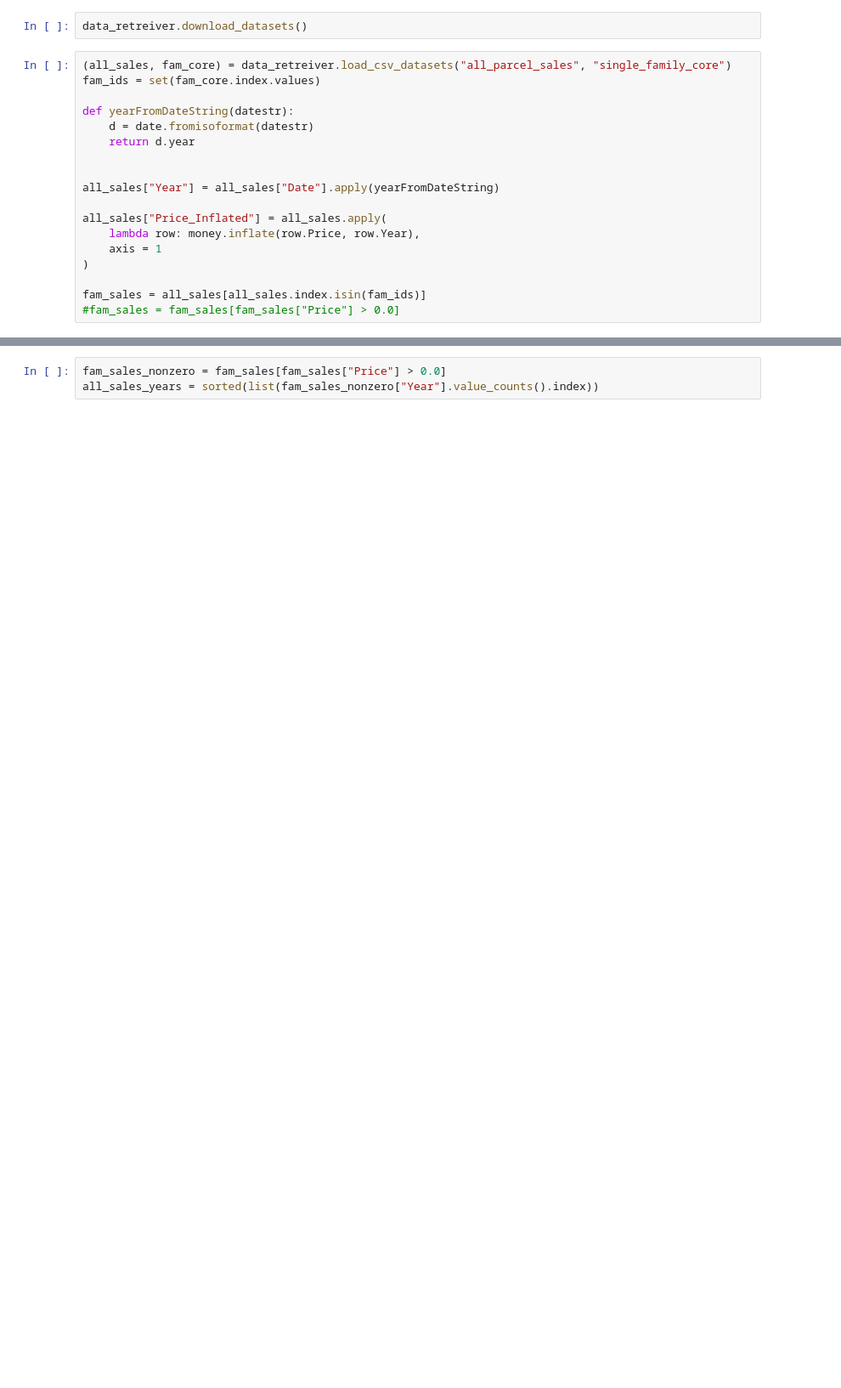
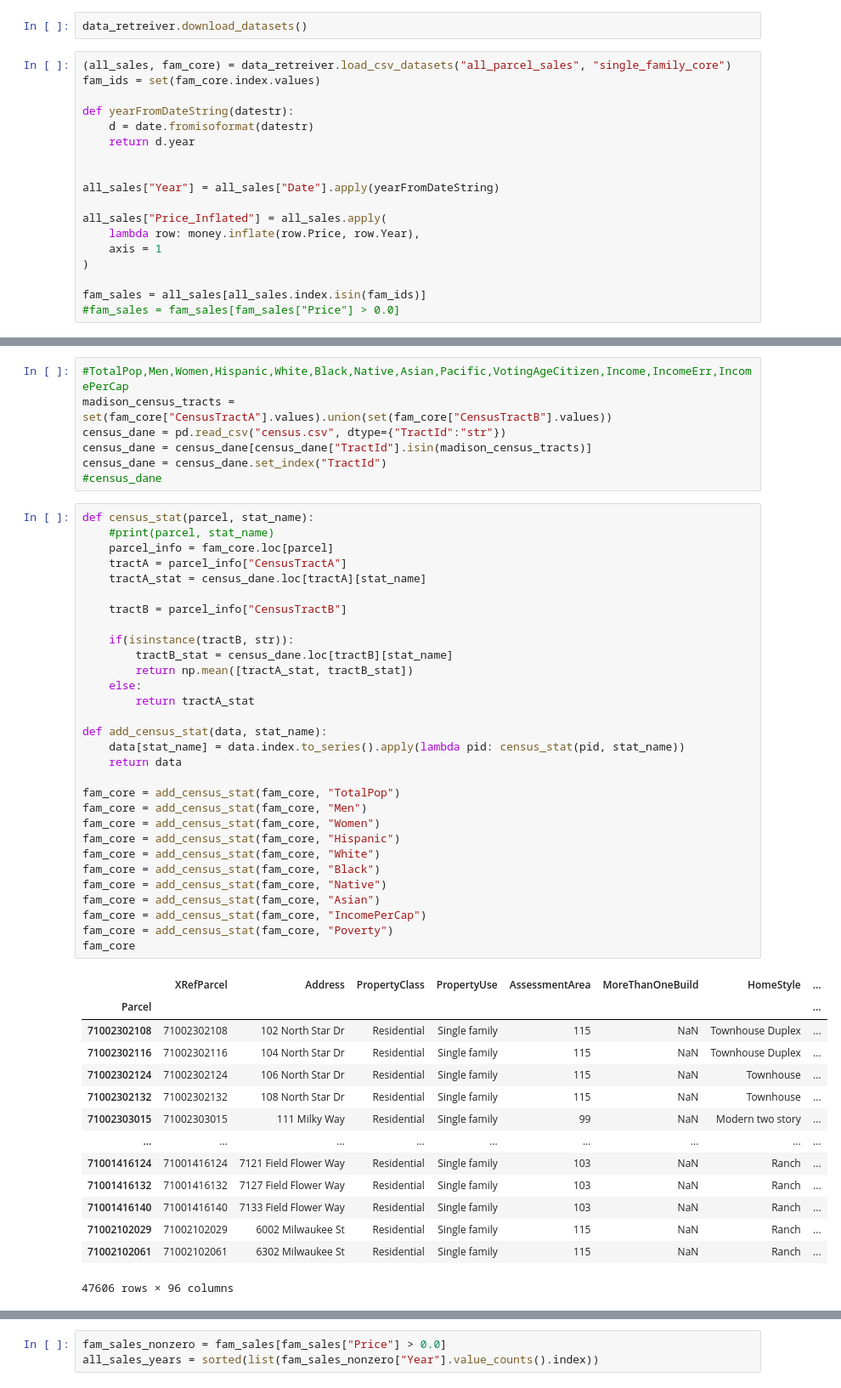
Before and after one commit to madison-housing-cs638/code, a Jupyter notebook: scratch/ben.ipynb, the cells around one changed output, grey strips where cells are left out. Shown at 85% size. Drawn from its saved outputs; the diff is of its cells as text; blank space fills up the shorter version.

```diff
--- a/scratch/ben.ipynb
+++ b/scratch/ben.ipynb
@@ -47,0 +95,52 @@ sum(fam_sales_nonzero["Price_Inflated"].isna())
+# %%
+#TotalPop,Men,Women,Hispanic,White,Black,Native,Asian,Pacific,VotingAgeCitizen,Income,IncomeErr,IncomePerCap
+madison_census_tracts = set(fam_core["CensusTractA"].values).union(set(fam_core["CensusTractB"].values))
+census_dane = pd.read_csv("census.csv", dtype={"TractId":"str"})
+census_dane = census_dane[census_dane["TractId"].isin(madison_census_tracts)]
+census_dane = census_dane.set_index("TractId")
+#census_dane
+# %%
+def census_stat(parcel, stat_name):
+    #print(parcel, stat_name)
+    parcel_info = fam_core.loc[parcel]
+    tractA = parcel_info["CensusTractA"]
+    tractA_stat = census_dane.loc[tractA][stat_name]
+
+    tractB = parcel_info["CensusTractB"]
+
+    if(isinstance(tractB, str)):
+        tractB_stat = census_dane.loc[tractB][stat_name]
+        return np.mean([tractA_stat, tractB_stat])
+    else:
+        return tractA_stat
+
+def add_census_stat(data, stat_name):
+    data[stat_name] = data.index.to_series().apply(lambda pid: census_stat(pid, stat_name))
+    return data
+
+fam_core = add_census_stat(fam_core, "TotalPop")
+fam_core = add_census_stat(fam_core, "Men")
+fam_core = add_census_stat(fam_core, "Women")
+fam_core = add_census_stat(fam_core, "Hispanic")
+fam_core = add_census_stat(fam_core, "White")
+fam_core = add_census_stat(fam_core, "Black")
+fam_core = add_census_stat(fam_core, "Native")
+fam_core = add_census_stat(fam_core, "Asian")
+fam_core = add_census_stat(fam_core, "IncomePerCap")
+fam_core = add_census_stat(fam_core, "Poverty")
+fam_core
+# %% [output]
+|  | XRefParcel | Address | PropertyClass | PropertyUse | AssessmentArea | MoreThanOneBuild | HomeStyle | ... |
+| Parcel |  |  |  |  |  |  |  | ... |
+| 71002302108 | 71002302108 | 102 North Star Dr | Residential | Single family | 115 | NaN | Townhouse Duplex | ... |
+| 71002302116 | 71002302116 | 104 North Star Dr | Residential | Single family | 115 | NaN | Townhouse Duplex | ... |
+| 71002302124 | 71002302124 | 106 North Star Dr | Residential | Single family | 115 | NaN | Townhouse | ... |
+| 71002302132 | 71002302132 | 108 North Star Dr | Residential | Single family | 115 | NaN | Townhouse | ... |
+| 71002303015 | 71002303015 | 111 Milky Way | Residential | Single family | 99 | NaN | Modern two story | ... |
+| ... | ... | ... | ... | ... | ... | ... | ... | ... |
+| 71001416124 | 71001416124 | 7121 Field Flower Way | Residential | Single family | 103 | NaN | Ranch | ... |
+| 71001416132 | 71001416132 | 7127 Field Flower Way | Residential | Single family | 103 | NaN | Ranch | ... |
+| 71001416140 | 71001416140 | 7133 Field Flower Way | Residential | Single family | 103 | NaN | Ranch | ... |
+| 71002102029 | 71002102029 | 6002 Milwaukee St | Residential | Single family | 115 | NaN | Ranch | ... |
+| 71002102061 | 71002102061 | 6302 Milwaukee St | Residential | Single family | 115 | NaN | Ranch | ... |
+47606 rows × 96 columns
```
Also changed, not shown: parts of 5 cells of this notebook, 4 other files.
